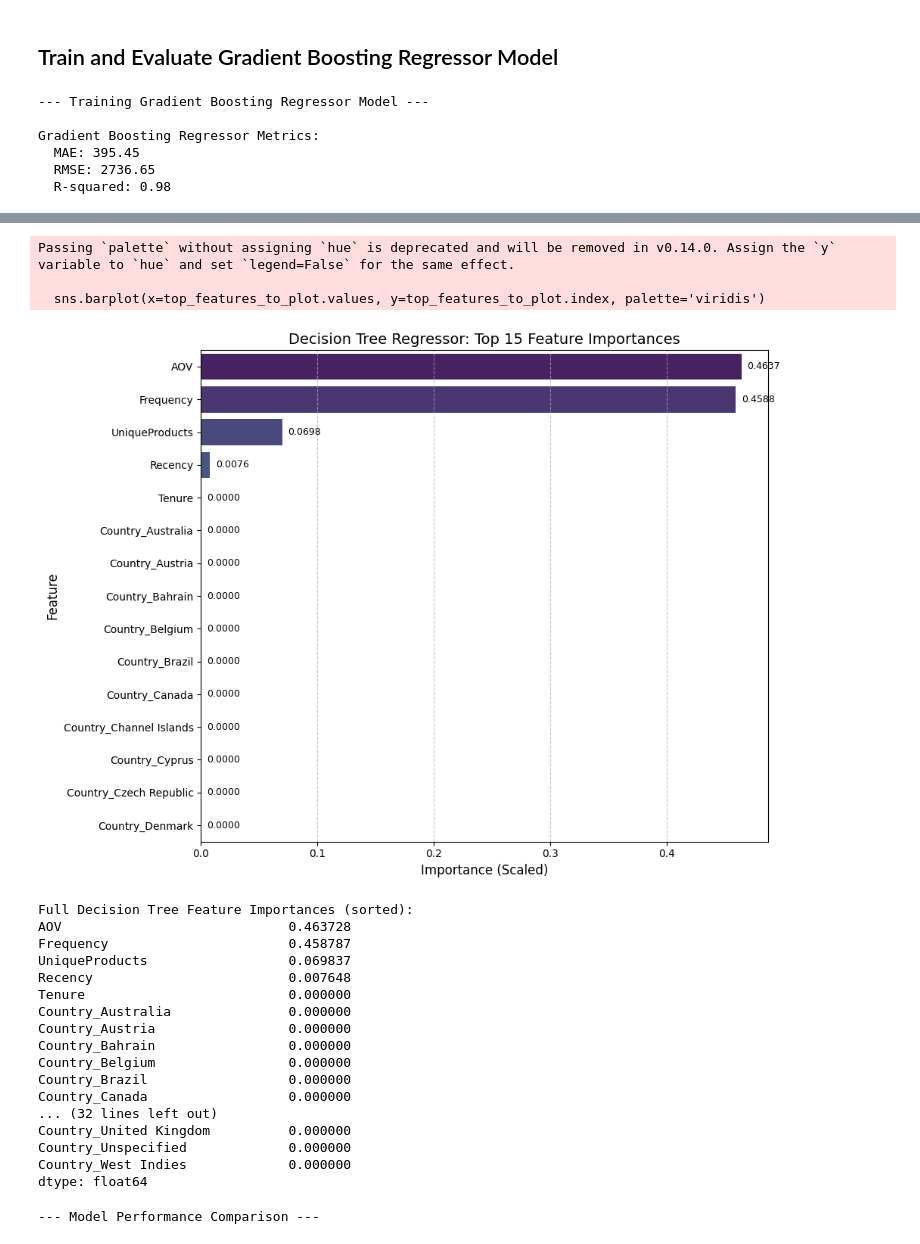
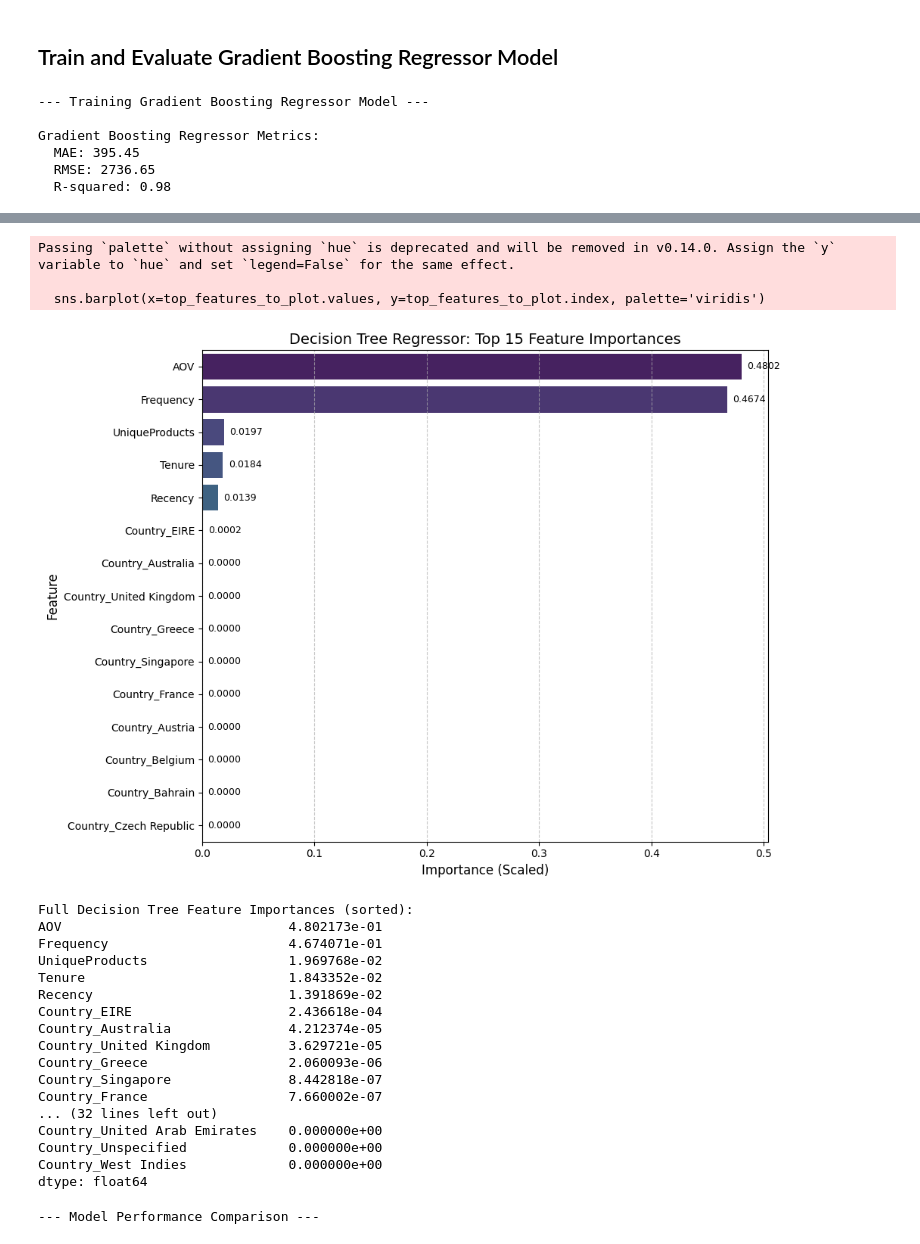
Before and after one commit to Amanarun2907/Celebal-Technologies-Online-Internship-Project-, a Jupyter notebook: customer_lifetime_value_project/models/Main_model_training.ipynb, the cells around one changed output, grey strips where cells are left out. Drawn from its saved outputs; the diff is of its cells as text; code cells hidden in the pictures.

```diff
--- a/customer_lifetime_value_project/models/Main_model_training.ipynb
+++ b/customer_lifetime_value_project/models/Main_model_training.ipynb
@@ -266,8 +266,8 @@ plt.grid(True)
 plt.show()
 
 # Feature Importance for Decision Tree
-if hasattr(dt_model, 'feature_importances_'):
-    feature_importances_dt = pd.Series(dt_model.feature_importances_, index=X.columns).sort_values(ascending=False)
+if hasattr(rf_model, 'feature_importances_'):
+    feature_importances_dt = pd.Series(rf_model.feature_importances_, index=X.columns).sort_values(ascending=False)
 
     # Define how many top features to display
     top_n_features = 15 # You can adjust this number
@@ -364,8 +364,8 @@ plt.grid(True)
 plt.show()
 
 # Feature Importance for Decision Tree
-if hasattr(dt_model, 'feature_importances_'):
-    feature_importances_dt = pd.Series(dt_model.feature_importances_, index=X.columns).sort_values(ascending=False)
+if hasattr(gb_model, 'feature_importances_'):
+    feature_importances_dt = pd.Series(gb_model.feature_importances_, index=X.columns).sort_values(ascending=False)
 
     # Define how many top features to display
     top_n_features = 15 # You can adjust this number
@@ -376,50 +376,50 @@ if hasattr(dt_model, 'feature_importances_'):
     plt.figure(figsize=(10, max(6, top_n_features * 0.5))) # Adjust figure size dynamically
     sns.barplot(x=top_features_to_plot.values, y=top_features_to_plot.index, palette='viridis')
     plt.title(f'Decision Tree Regressor: Top {top_n_features} Feature Importances', fontsize=14)
     plt.xlabel('Importance (Scaled)', fontsize=12)
     plt.ylabel('Feature', fontsize=12)
     plt.xticks(fontsize=10)
     plt.yticks(fontsize=10)
     plt.grid(axis='x', linestyle='--', alpha=0.7)
 
     # Add importance values on the bars for clarity
     for index, value in enumerate(top_features_to_plot.values):
         plt.text(value + 0.005, index, f'{value:.4f}', va='center', ha='left', fontsize=9)
 
     plt.tight_layout() # Adjust layout to prevent labels from overlapping
     plt.show()
 
     # Also display full feature importances in text for detailed inspection
     print(f"\nFull Decision Tree Feature Importances (sorted):\n{feature_importances_dt}")
 # %% [output]
 --- Training Gradient Boosting Regressor Model ---
 
 Gradient Boosting Regressor Metrics:
   MAE: 395.45
   RMSE: 2736.65
   R-squared: 0.98
 [figure]
 [figure]
 Passing `palette` without assigning `hue` is deprecated and will be removed in v0.14.0. Assign the `y` variable to `hue` and set `legend=False` for the same effect.
 
   sns.barplot(x=top_features_to_plot.values, y=top_features_to_plot.index, palette='viridis')
-[figure, old version]
+[figure, new version]
 Full Decision Tree Feature Importances (sorted):
-AOV                             0.463728
-Frequency                       0.458787
-UniqueProducts                  0.069837
-Recency                         0.007648
-Tenure                          0.000000
-Country_Australia               0.000000
-Country_Austria                 0.000000
-Country_Bahrain                 0.000000
-Country_Belgium                 0.000000
-Country_Brazil                  0.000000
-Country_Canada                  0.000000
+AOV                             4.802173e-01
+Frequency                       4.674071e-01
+UniqueProducts                  1.969768e-02
+Tenure                          1.843352e-02
+Recency                         1.391869e-02
+Country_EIRE                    2.436618e-04
+Country_Australia               4.212374e-05
+Country_United Kingdom          3.629721e-05
+Country_Greece                  2.060093e-06
+Country_Singapore               8.442818e-07
+Country_France                  7.660002e-07
 ... (32 lines left out)
-Country_United Kingdom          0.000000
-Country_Unspecified             0.000000
-Country_West Indies             0.000000
+Country_United Arab Emirates    0.000000e+00
+Country_Unspecified             0.000000e+00
+Country_West Indies             0.000000e+00
 dtype: float64
 # %%
 # Compare Models and Select the Best One
```
Also changed, not shown: parts of 4 cells of this notebook, 4 other files.
